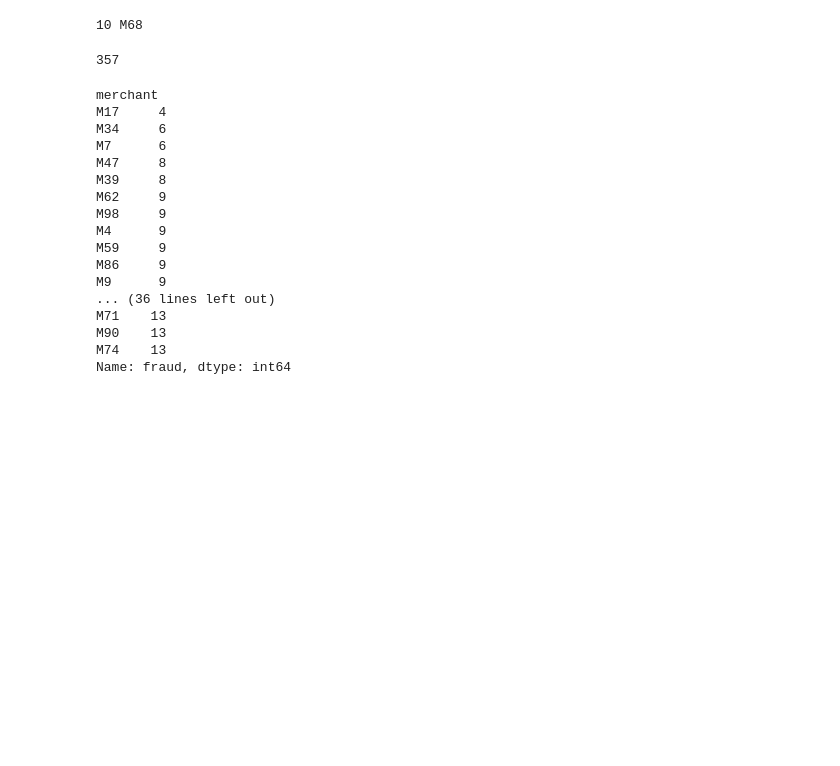
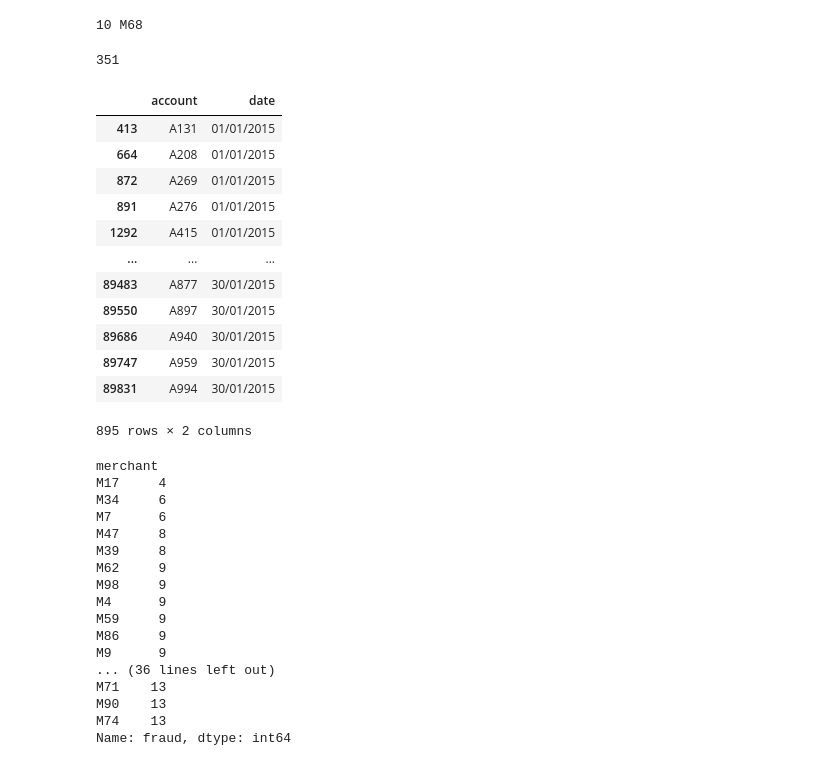
Before and after one commit to Sushila-Phogat/Data-science-with-Python, a Jupyter notebook: PreInterviewTask2.ipynb, the cells around one changed output. Saved outputs shown, nothing was run; the diff lists cells and outputs as text; code cells hidden in the pictures; blank space fills up the shorter version.

```diff
--- a/PreInterviewTask2.ipynb
+++ b/PreInterviewTask2.ipynb
@@ -108,12 +155,31 @@ for i in data['merchant'].unique():
 print(maxacnt,i)
 # %% [output]
 10 M68
+# %%
+acnt=data[(data['fraud'].astype(str).str.strip()=='False') & (data['merchant'].astype(str).str.strip()=='M69') ]['account'].unique()
+frdacnt=[]
+for acn,dat in zip(data[(data['fraud'].astype(str).str.strip()=='False') & (data['merchant'].astype(str).str.strip()=='M69') ]['account'],data[(data['fraud'].astype(str).str.strip()=='False') & (data['merchant'].astype(str).str.strip()=='M69') ]['date']):
+  frdacnt.extend(data[(data['fraud'].astype(str).str.strip()=='True') & (data['date'].astype(str).str.strip()<dat)]['account'].unique())
+
+len(set(acnt).intersection(set(frdacnt)))
+# %% [output]
+351
 # %%
-  acnt=data[(data['fraud'].astype(str).str.strip()=='False') & (data['merchant'].astype(str).str.strip()=='M68') ]['account'].unique()
-  frdacnt=data[(data['fraud'].astype(str).str.strip()=='True') ]['account'].unique()
-  len(set(acnt).intersection(set(frdacnt)))
+data[(data['fraud'].astype(str).str.strip()=='False') & (data['merchant'].astype(str).str.strip()=='M68') ][['account','date']]
 # %% [output]
+|  | account | date |
+| 413 | A131 | 01/01/2015 |
+| 664 | A208 | 01/01/2015 |
+| 872 | A269 | 01/01/2015 |
+| 891 | A276 | 01/01/2015 |
+| 1292 | A415 | 01/01/2015 |
+| ... | ... | ... |
+| 89483 | A877 | 30/01/2015 |
+| 89550 | A897 | 30/01/2015 |
+| 89686 | A940 | 30/01/2015 |
+| 89747 | A959 | 30/01/2015 |
+| 89831 | A994 | 30/01/2015 |
-357
+895 rows × 2 columns
 # %%
 #data[(data['fraud'].astype(str).str.strip()=='True') & (data['merchant'].astype(str).str.strip()=='M24')].groupby(['date']).count().sort_values(by='date',ascending=True).iloc[:,-1]
 
```
Also changed, not shown: parts of 3 cells of this notebook.
